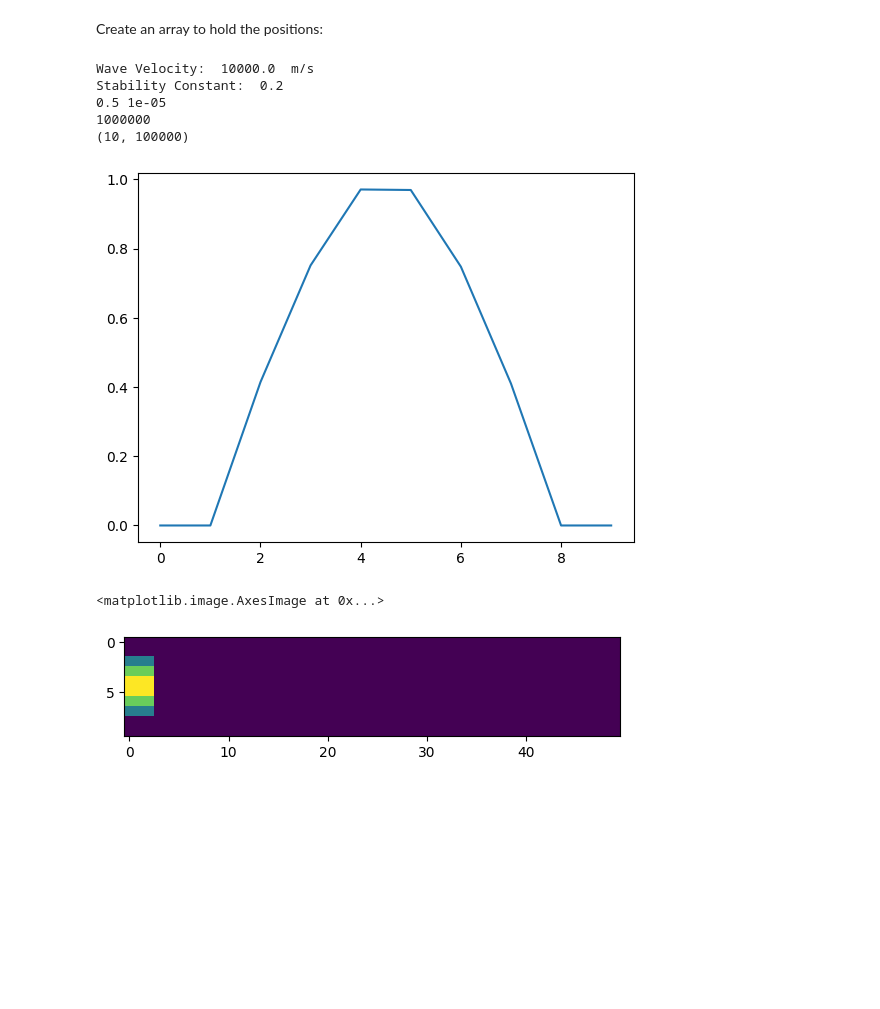
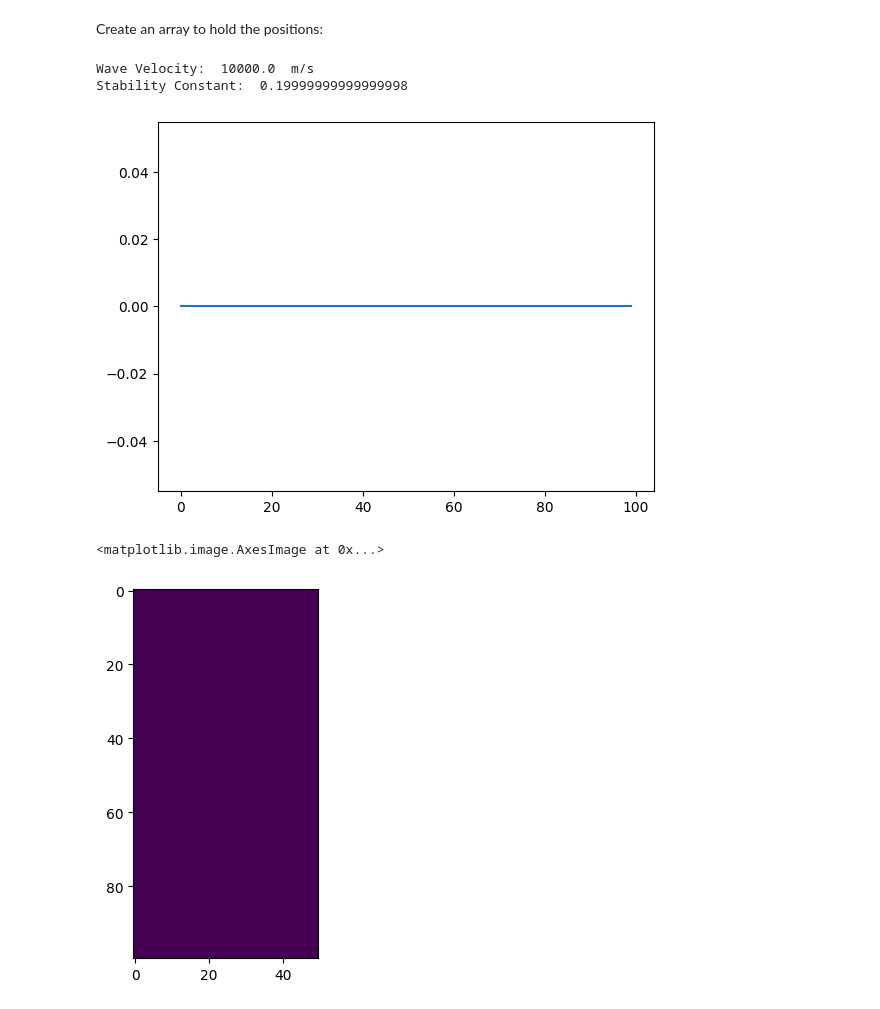
Before and after one commit to NRohrick/physics, a Jupyter notebook: string_dynamics/string.ipynb, the cells around one changed output. Saved outputs shown, nothing was run; the diff lists cells and outputs as text; code cells hidden in the pictures; blank space fills up the shorter version.

```diff
--- a/string_dynamics/string.ipynb
+++ b/string_dynamics/string.ipynb
@@ -77,59 +86,71 @@ L = 5.0#[m]
 #Materials
 rho = 0.00000001 #[kg/m]
 T = 1.0
-b = 1.0
+b = 0*0.000001
 
 c = (T/rho)**0.5
 
-n_x = 10
+n_x = 100
 t0 = 0.0
-tf = 1.0
-n_t = int(100000)
+tf = 1.0/100
+n_t = int(1000000/100)
 x = np.linspace(0.0,L,n_x)
 t = np.linspace(0,tf,n_t)
 w = np.zeros((n_x,n_t))
 n = np.linspace(0,n_x,n_x)
 
 #Boundary Conditions
 x0 = 0.0#[m]
 xf = L#[m]
 
 dt = (tf-t0)/n_t
 dx = (xf-x0)/n_x
 
 print('Wave Velocity: ', str(c), ' m/s')
 print('Stability Constant: ', str(c*dt/dx))
 
-print(dx,dt)
-#Initial Conditions
-#w[25:30][2500] = 0.25
-
 #Stimulus
 f = np.zeros((n_x,n_t))
-#w[0:30][100:200] = 1.00
-#w[0:5][5] = 5
-w[:,0]=(-np.cos((2*3.145926/n_x)*n)+1)/2
-w[:,1]=(-np.cos((2*3.145926/n_x)*n)+1)/2
-w[:,2]=(-np.cos((2*3.145926/n_x)*n)+1)/2
 
-#Boundary conditions
+f_forcing = 2
+#No forcing
+if f_forcing == 0:
+    f = np.zeros((n_x,n_t))
+#Constant forcing
+elif f_forcing == 1:
+    f[3,:] = np.sin(2*3.1415926*5000*t)
+#Single period sine burst
+elif f_forcing == 2:
+    f_lambda = L/10
+    f_freq = c/f_lambda
+    f_T = 1/f_freq
+    f_n = int(f_T/dt)
+    f_amplitude = 20
+    f[3,0:f_n] = f_amplitude*np.sin(2*3.1415926*f_freq*t[0:f_n])
+
+#Initial Conditions
+f_initial = 0
+
+if f_initial == 0:
+    #Zero state
+    w[:,:] = 0
+elif f_initial == 1:
+    #Half-sine stretched string
+    w[:,0]=(-np.cos((2*3.145926/n_x)*n)+1)/2
+    w[:,1]=(-np.cos((2*3.145926/n_x)*n)+1)/2
+    w[:,2]=(-np.cos((2*3.145926/n_x)*n)+1)/2
+
+#Boundary Conditions
 w[0:2,:] = 0
 w[n_x-2:n_x,:] = 0
 
-#print(w[:,0])
-#print(w[:,0])
-#print(w[:][0])
-print(w.size)
-print(w.shape)
+#Show initial and boundary conditions
 plt.plot(w[:,0])
 plt.show()
 plt.imshow(w[:,0:50])
 # %% [output]
 Wave Velocity:  10000.0  m/s
-Stability Constant:  0.2
-0.5 1e-05
-1000000
-(10, 100000)
+Stability Constant:  0.19999999999999998
-[figure, old version]
+[figure, new version]
 <matplotlib.image.AxesImage at 0x...>
-[figure, old version]
+[figure, new version]
```
Also changed, not shown: parts of 6 cells of this notebook, 39 other files.
